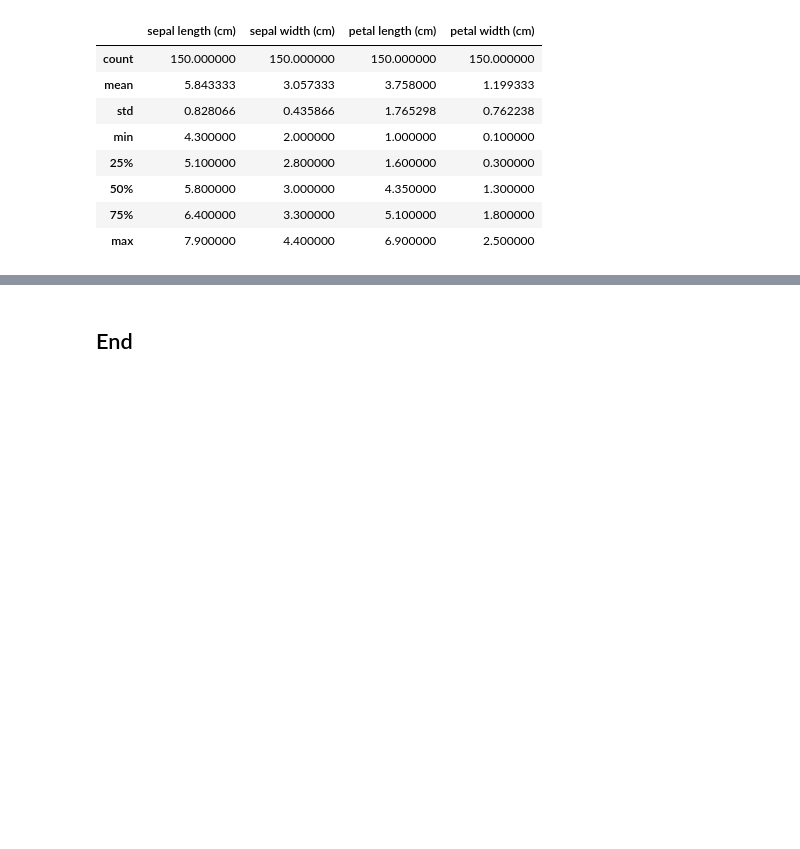
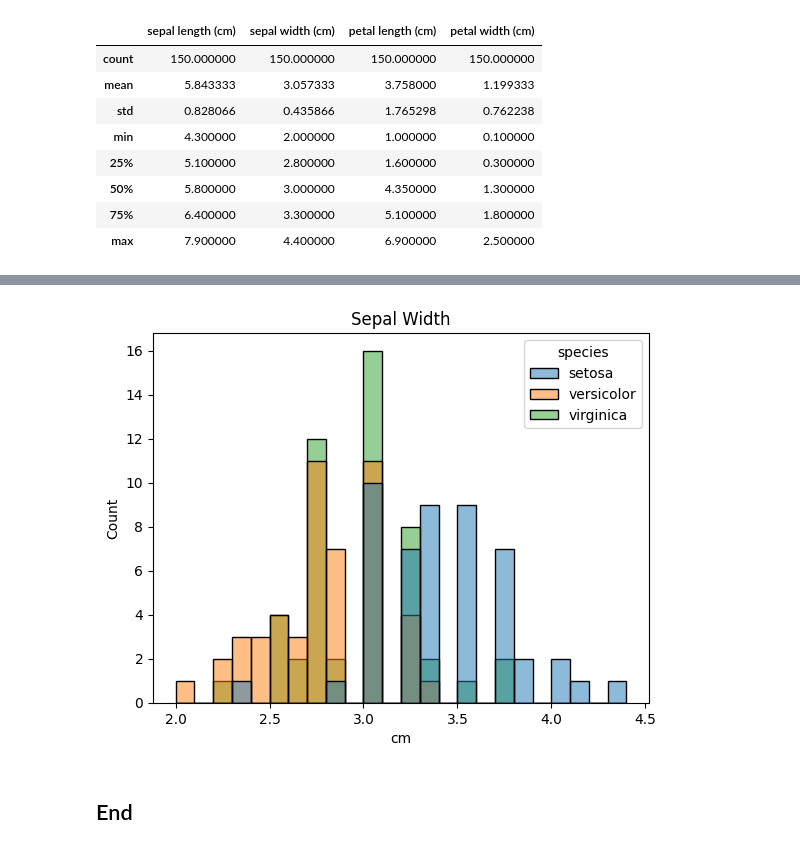
Before and after one commit to danielfinnerty/principles_of_data_analytics, a Jupyter notebook: tasks.ipynb, the cells around one changed output, grey strips where cells are left out. Saved outputs shown, nothing was run; the diff lists cells and outputs as text; code cells hidden in the pictures; blank space fills up the shorter version.

```diff
--- a/tasks.ipynb
+++ b/tasks.ipynb
@@ -133,2 +162,8 @@ df.describe()
+# %%
+sns.histplot(data=df, x="sepal width (cm)", hue = 'species', binwidth=0.1)
+plt.title('Sepal Width')
+plt.xlabel('cm');
+# %% [output]
+[figure, added]
 # %% [markdown]
 ## End
```
Also changed, not shown: parts of 5 cells of this notebook.
